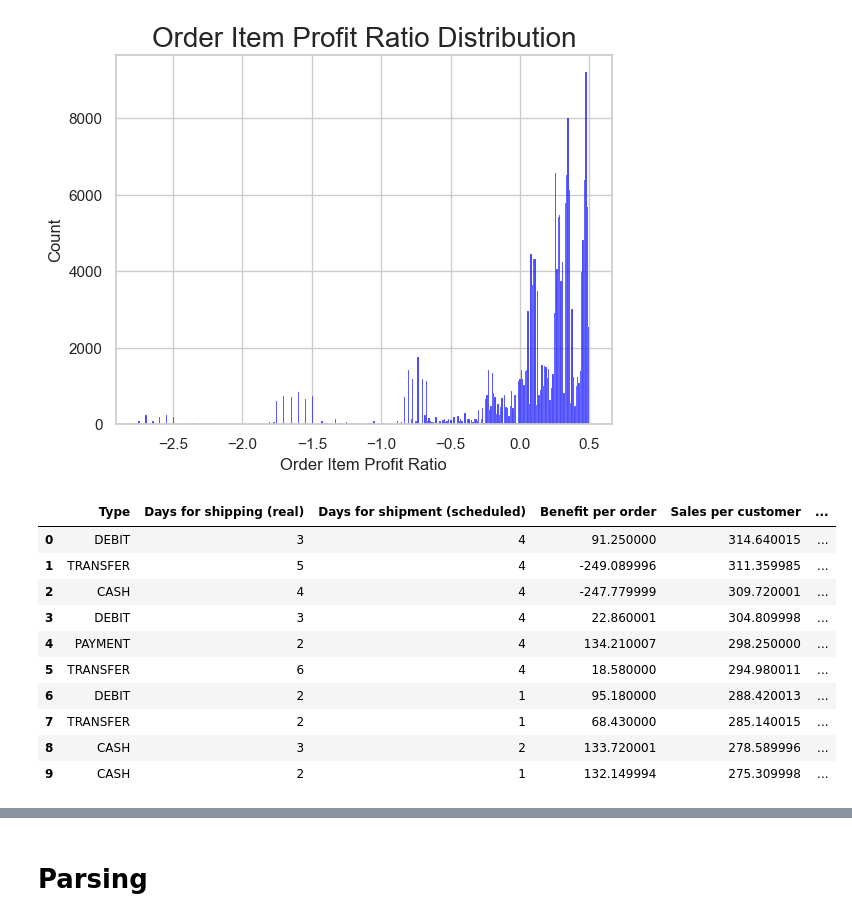
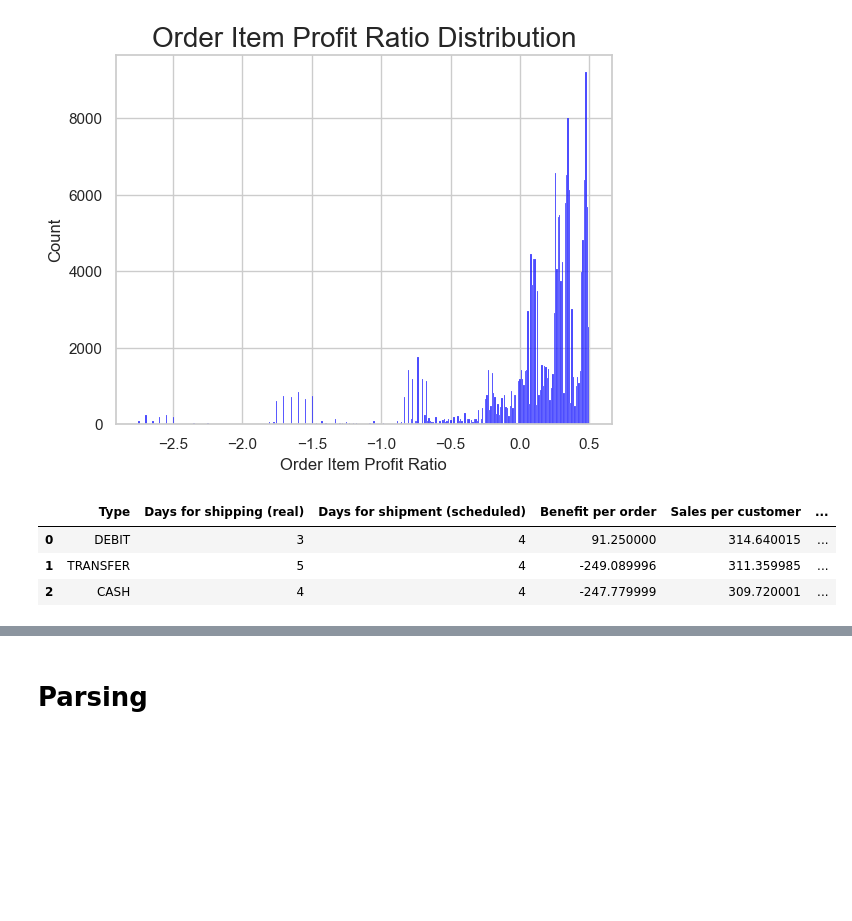
Before and after one commit to jp3tty/Supplier_Analysis, a Jupyter notebook: notebooks/eda_notebook.ipynb, the cells around one changed output, grey strips where cells are left out. Cells and saved outputs as stored; diff of their text form; code cells hidden in the pictures; blank space fills up the shorter version.

```diff
--- a/notebooks/eda_notebook.ipynb
+++ b/notebooks/eda_notebook.ipynb
@@ -198,16 +201,9 @@ quant_count("Order Item Profit Ratio", "Order Item Profit Ratio Distribution")
 # %% [output]
 [figure]
 # %%
-dataset.head(10)
+dataset.head(3)
 # %% [output]
 |  | Type | Days for shipping (real) | Days for shipment (scheduled) | Benefit per order | Sales per customer | ... |
 | 0 | DEBIT | 3 | 4 | 91.250000 | 314.640015 | ... |
 | 1 | TRANSFER | 5 | 4 | -249.089996 | 311.359985 | ... |
 | 2 | CASH | 4 | 4 | -247.779999 | 309.720001 | ... |
-| 3 | DEBIT | 3 | 4 | 22.860001 | 304.809998 | ... |
-| 4 | PAYMENT | 2 | 4 | 134.210007 | 298.250000 | ... |
-| 5 | TRANSFER | 6 | 4 | 18.580000 | 294.980011 | ... |
-| 6 | DEBIT | 2 | 1 | 95.180000 | 288.420013 | ... |
-| 7 | TRANSFER | 2 | 1 | 68.430000 | 285.140015 | ... |
-| 8 | CASH | 3 | 2 | 133.720001 | 278.589996 | ... |
-| 9 | CASH | 2 | 1 | 132.149994 | 275.309998 | ... |
```
Also changed, not shown: parts of 11 cells of this notebook.
